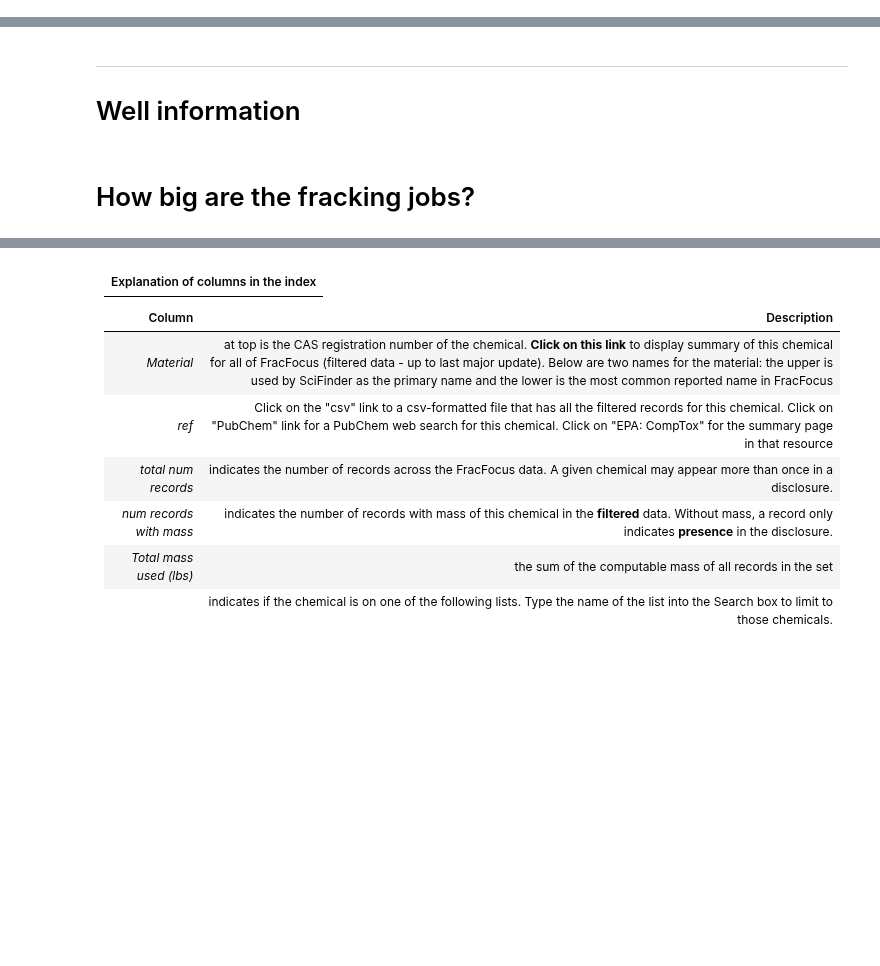
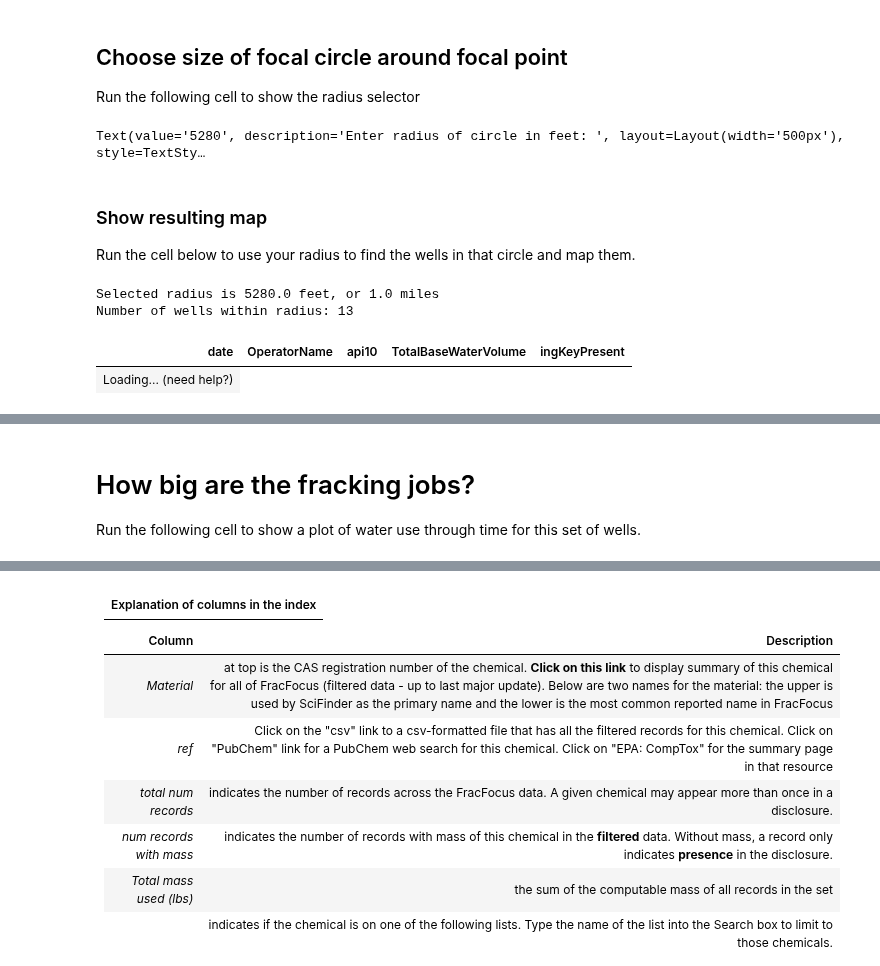
Before and after one commit to gwallison/openFF, a Jupyter notebook: notebooks/Explore_near_location.ipynb, the cells around one changed output, grey strips where cells are left out. Drawn from its saved outputs; the diff is of its cells as text; code cells hidden in the pictures; blank space fills up the shorter version.

```diff
--- a/notebooks/Explore_near_location.ipynb
+++ b/notebooks/Explore_near_location.ipynb
@@ -27,0 +56,3 @@ lat = 39.79706290876846; lon = -80.33322585669664 # EQT well in Greene PA
+# %%
+lat_lon_input = show_lat_lon_input('40.38415163662122, -79.62416933177497') # default is a PA frack site
+lat_lon_input
@@ -27,0 +72,2 @@ lat = 39.79706290876846; lon = -80.33322585669664 # EQT well in Greene PA
+# %%
+lat,lon = process_lat_lon_input(lat_lon_input)
@@ -32,4 +85,23 @@ show_simple_map(lat,lon,clickable=True)
+# %% [markdown]
+## Choose size of focal circle around focal point
+Run the following cell to show the radius selector
+# %%
+radius_input = show_radius_input()
+radius_input
+# %% [output]
+Text(value='5280', description='Enter radius of circle in feet: ', layout=Layout(width='500px'), style=TextSty…
+# %% [markdown]
+### Show resulting map
+
+Run the cell below to  use your radius to find the wells in that circle and map them.
 # %%
-radius_in_feet = 5280
+radius_in_feet = process_radius_input(radius_input)
 apis = get_apis(df,lat,lon,radius_in_feet)
+print(f'Number of wells within radius: {len(apis)}')
+t, dgb = show_well_info(apis)
 showWells(df,lat,lon,apis)
+# %% [output]
+Selected radius is 5280.0 feet, or 1.0 miles
+Number of wells within radius: 13
+| date | OperatorName | api10 | TotalBaseWaterVolume | ingKeyPresent |
+| Loading... (need help?) |
@@ -36,3 +108,0 @@ showWells(df,lat,lon,apis)
-# %% [markdown]
----
-# Well information
@@ -41,4 +109,5 @@ t, dgb = show_well_info(apis)
 # %% [markdown]
 # How big are the fracking jobs?
+Run the following cell to show a plot of water use through time for this set of wells.
 # %%
 show_water_used(dgb)
```
Also changed, not shown: parts of 16 cells of this notebook, 3 other files.
